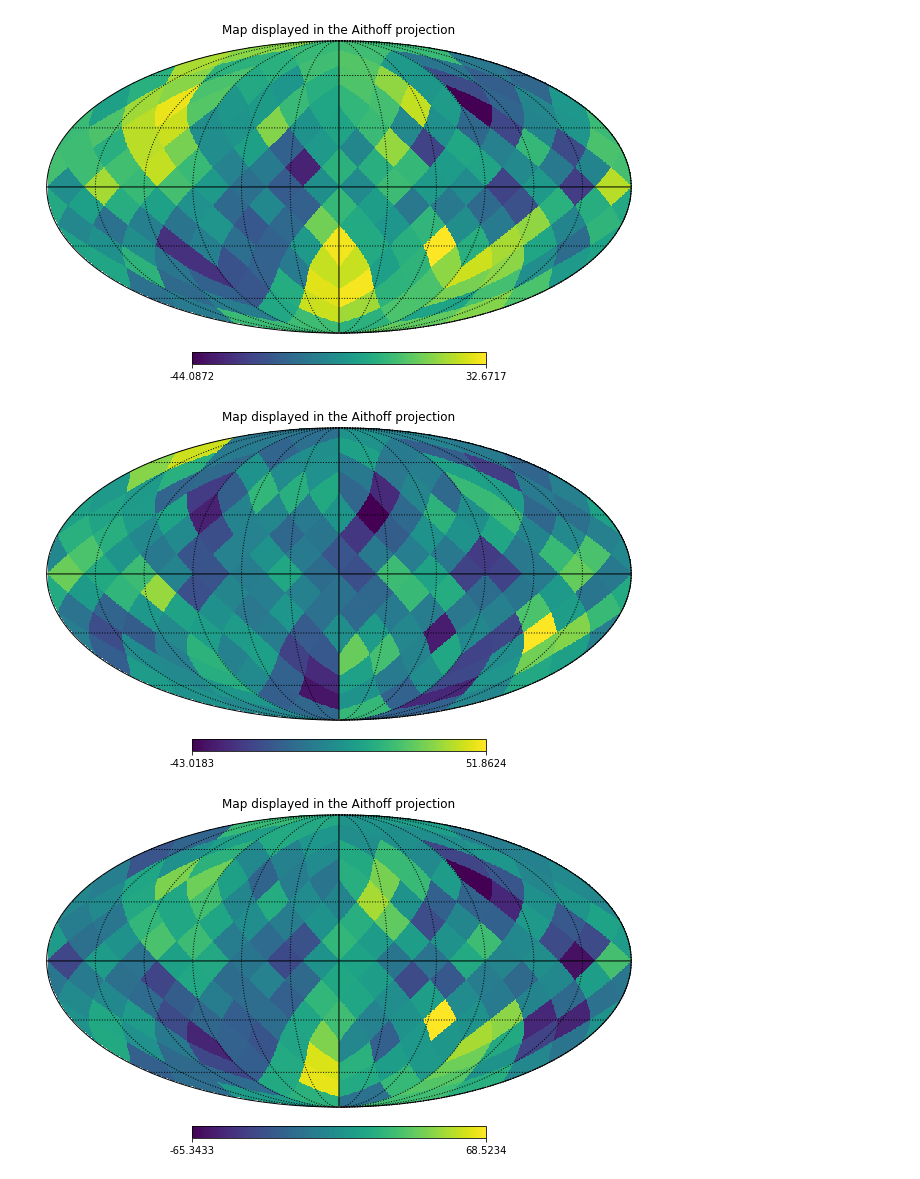
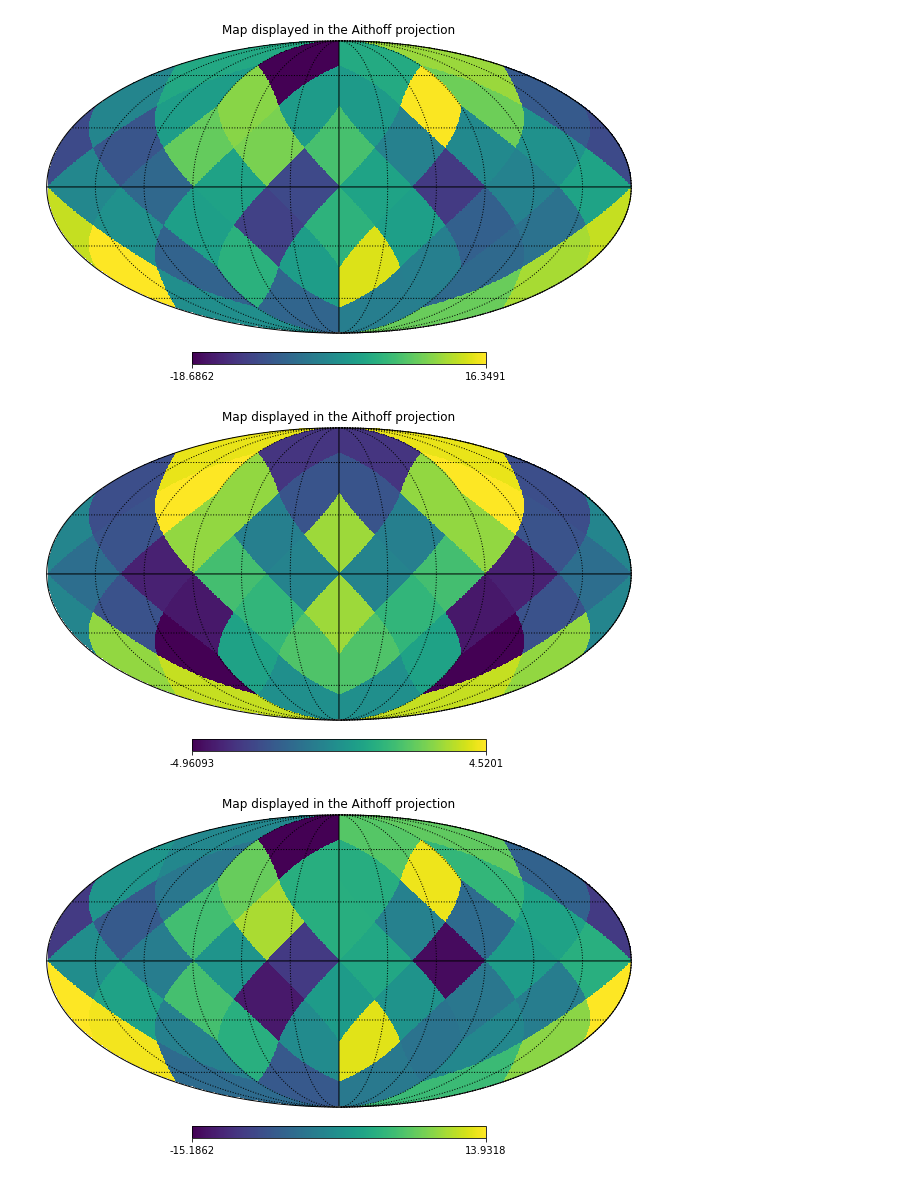
Before and after one commit to Oscar-Hickman/Cosmology-from-the-CMB-with-advanced-sampling-techniques, a Jupyter notebook: Main.ipynb, the cells around one changed output. Drawn from its saved outputs; the diff is of its cells as text; code cells hidden in the pictures.

```diff
--- a/Main.ipynb
+++ b/Main.ipynb
@@ -138,7 +138,7 @@ def maptoalm(_map):
 
             _alm.append(_omegp*sum(_TpYlm))
 
-    return np.array(_alm)
+    return _alm
 
 
 def hpmaptoalm(_map, _lmax): #Healpy generate alms from map.
@@ -497,7 +409,7 @@ plotpwrspctrm(noisecl3) #plots the estimated power spectrum.
 # %%
 #Trial with parameters 4
 parameters4 = [67.74, 0.0486, 0.2589, 0.06, 0.0, 0.066] #cosmological parameters.
-lmax4 = 3  #lmax value wanted from data
+lmax4 = 6  #lmax value wanted from data
 NSIDE4 = int(lmax4/3)  #len(cls1)/3   #3*nside = len(cls)
 n4 = np.linspace(5,5,(12*(NSIDE4)**2))
 Ninv4 = []
@@ -505,13 +417,11 @@ for i in range(len(n4)):
     Ninv4.append(1/(n4[i]**2)) #finds the inverse noise matrix
 
 cls4 = call_CAMB_map(parameters4, lmax4) #power spectrum for the given parameters and lmax.
-plotpwrspctrm(cls4) #plot of the power spectrum.
 map4 = hpcltomap(cls4, NSIDE4)  #generates a map from the power spectrum
 map4 = hpmapsmooth(map4, lmax4) #applies a gaussian beam smoother to the map
-mollviewmap(map4)
 noisemap4 = noisemapfunc(map4,n4[0])[0] #adds noise to the map
-mollviewmap(noisemap4)
-hnoisealms4 = maptoalm(noisemap4) #alms in my ordering
-noisecl4 = almtocl(hnoisealms4, lmax4) #
+
+noisealm4 = np.array(maptoalm(noisemap4)) #recover cls from map
+noisecl4 = almtocl(noisealm4, lmax4)
 plotpwrspctrm(noisecl4) #plots the estimated power spectrum.
 # %% [output]
@@ -613,15 +558,16 @@ sp.optimize.fmin(psi, x0, args = (noisemap, lmax4, Ninv4), xtol=5)
 # %%
-def run_chain1(initial_state, num_results=10, num_burnin_steps=5):
+def run_chain1(initial_state, num_results=100, num_burnin_steps=50):
     '''Returns the desired walks through parameter space for a fixed step size.'''
     return tfp.mcmc.sample_chain(num_results=num_results, num_burnin_steps=num_burnin_steps,
                                current_state=initial_state, kernel=hmc_kernel, trace_fn=lambda current_state,
                                kernel_results: kernel_results)
 
 
-hmc_kernel = tfp.mcmc.HamiltonianMonteCarlo(target_log_prob_fn=psi_tf, step_size=0.1, num_leapfrog_steps=2)#, state_gradients_are_stopped=True)
+hmc_kernel = tfp.mcmc.HamiltonianMonteCarlo(target_log_prob_fn=psi_tf, step_size=0.1,
+                                            num_leapfrog_steps=2) #, state_gradients_are_stopped = True)
 
-
-
-samples1, kernel_results1 = run_chain1(x0_tf) #Runs the chain
+shape = multtensor(lmax4,len_ralm)
+x1_tf = tf.convert_to_tensor(x1) #inital guess
+samples1, kernel_results1 = run_chain1(x1_tf) #Runs the chain
 print("Acceptance rate:", kernel_results1.is_accepted.numpy().mean())
 # %% [output]
@@ -669,6 +631,8 @@ nut_kernel = tfp.mcmc.NoUTurnSampler(target_log_prob_fn=psi_tf, step_size=0.1, m
                                      max_energy_diff=1000.0, unrolled_leapfrog_steps=1,
                                      parallel_iterations=10) #, state_gradients_are_stopped = True)
 
-samples3, kernel_results3 = run_chain1(x0_tf) #Runs the chain
+shape = multtensor(lmax4,len_ralm)
+x1_tf = tf.convert_to_tensor(x1) #inital guess
+samples1, kernel_results1 = run_chain1(x1_tf) #Runs the chain
 print("Acceptance rate:", kernel_results1.is_accepted.numpy().mean())
 # %% [output]
@@ -720,17 +682,14 @@ plt.show()
 # %%
-ralm_samples = tf.slice(samples,[0,lmax],[len(samples),len_ralm]) #The real alm samples from the adaptive step size HMC
-ialm_samples = tf.slice(samples,[0,(lmax + len_ralm)],[len(samples),len_ralm]) #The imaginary alm samples from the adaptive step size HMC
+ralm_samples = tf.slice(samples1,[0,6],[100,21]) #The real alm samples from the adaptive step size HMC
+ialm_samples = tf.slice(samples1,[0,27],[100,21]) #The imaginary alm samples from the adaptive step size HMC
 mean_ralm = [tf.math.reduce_mean(ralm_samples[:,i])  for i in range(len_ralm)] #The mean of all the samples from the real alms
 mean_ialm = [tf.math.reduce_mean(ialm_samples[:,i])  for i in range(len_ralm)] #The mean of all the samples from the imaginary alms
 std_ralm = [tf.math.reduce_std(ralm_samples[:,i])  for i in range(len_ralm)] #The standard deviation of all the samples from the real alms
 std_ialm = [tf.math.reduce_std(ialm_samples[:,i])  for i in range(len_ralm)] #The standard deviation of all the samples from the imaginary alms
 mean_alm = splittosingularalm_tf(mean_ralm, mean_ialm)
-hmean_alm = almmotho(mean_alm,lmax)
-mean_map = almtomap(hmean_alm,NSIDE) #The mean samples from the HMC as a map
+mean_map = almtomap_tf(mean_alm,np.int(lmax4/3)) #The mean samples from the HMC as a map
 
-mollviewmap(orig_map) #Plot of the original map
-mollviewmap(mean_map) #Plot of the mean samples from the HMC as a map
-mollviewmap(abs(orig_map - mean_map)) #A plot of the difference between the original and sampled maps.
-print('Original Map =',orig_map)
-print('Estimated Map =',mean_map)
+mollviewmap(map4) #Plot of the original map
+mollviewmap(mean_map.numpy()) #Plot of the mean samples from the HMC as a map
+mollviewmap(map4 - mean_map.numpy()) #A plot of the difference between the original and sampled maps.
 # %% [output]
@@ -754,4 +696,4 @@ Original Map = [  7.32062064  19.03848163   8.04074533   9.14714539   9.02906829
-[figure, old version]
+[figure, new version]
-[figure, old version]
+[figure, new version]
-[figure, old version]
+[figure, new version]
 # %%
```
Also changed, not shown: parts of 28 cells of this notebook.
